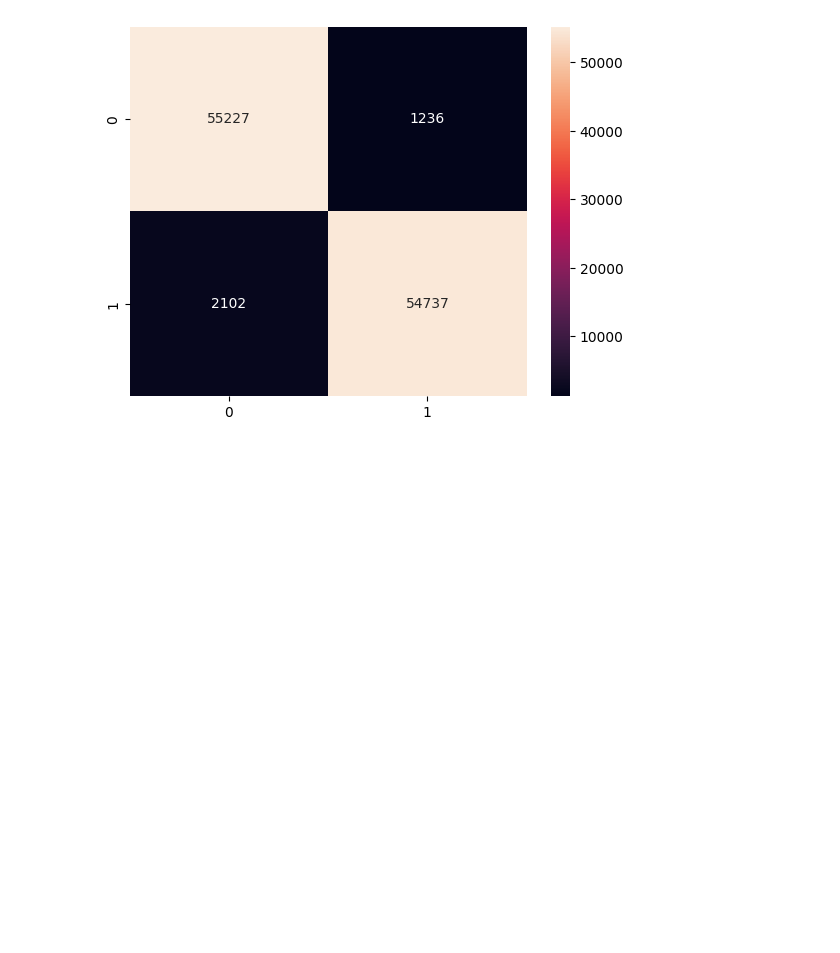
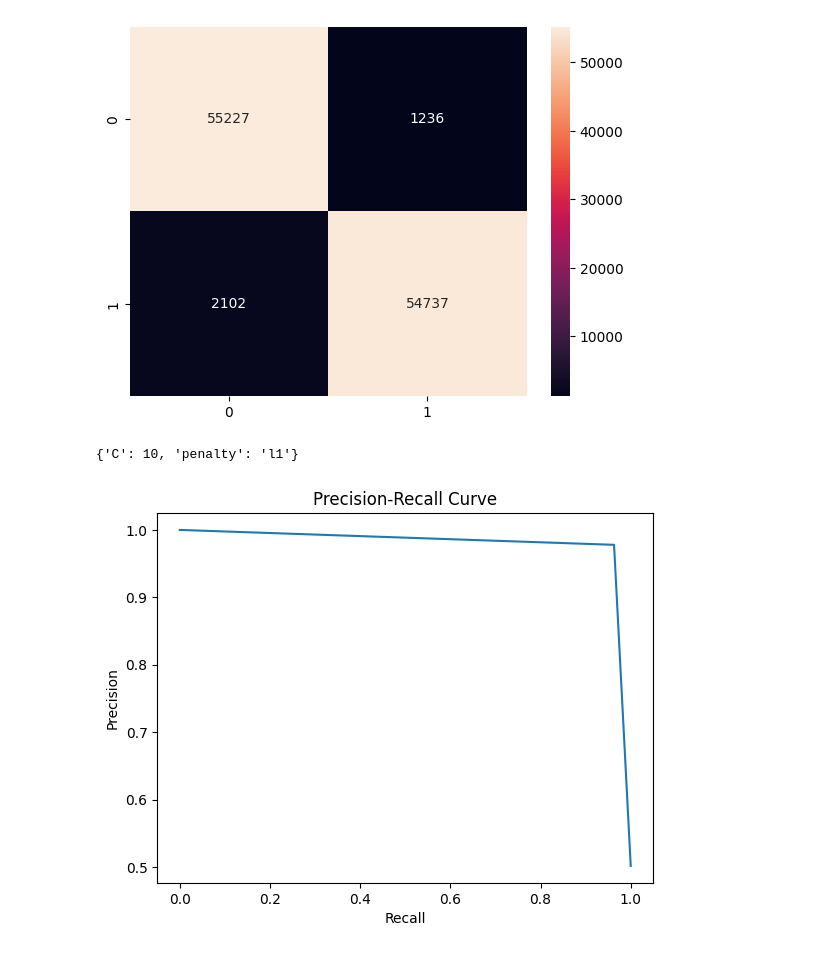
Before and after one commit to jerinpious/CCFraud-LogisticRegressionm, a Jupyter notebook: CreditCardLogisticR.ipynb, the cells around one changed output. Cells and saved outputs as stored; diff of their text form; code cells hidden in the pictures; blank space fills up the shorter version.

```diff
--- a/CreditCardLogisticR.ipynb
+++ b/CreditCardLogisticR.ipynb
@@ -256,3 +229,23 @@ sns.heatmap(cm,annot=True, fmt='d')
 weighted avg       0.97      0.97      0.97    113302
 <Axes: >
 [figure]
+# %%
+from sklearn.model_selection import GridSearchCV
+
+param_grid = {'C': [0.1, 1, 10], 'penalty': ['l1', 'l2']}
+grid = GridSearchCV(LogisticRegression(solver='liblinear'), param_grid, cv=5)
+grid.fit(X_train, y_train)
+print(grid.best_params_)
+# %% [output]
+{'C': 10, 'penalty': 'l1'}
+# %%
+from sklearn.metrics import precision_recall_curve
+
+precision, recall, thresholds = precision_recall_curve(y_test, y_pred)
+plt.plot(recall, precision)
+plt.title('Precision-Recall Curve')
+plt.xlabel('Recall')
+plt.ylabel('Precision')
+plt.show()
+# %% [output]
+[figure, added]
```
Also changed, not shown: parts of 7 cells of this notebook.
